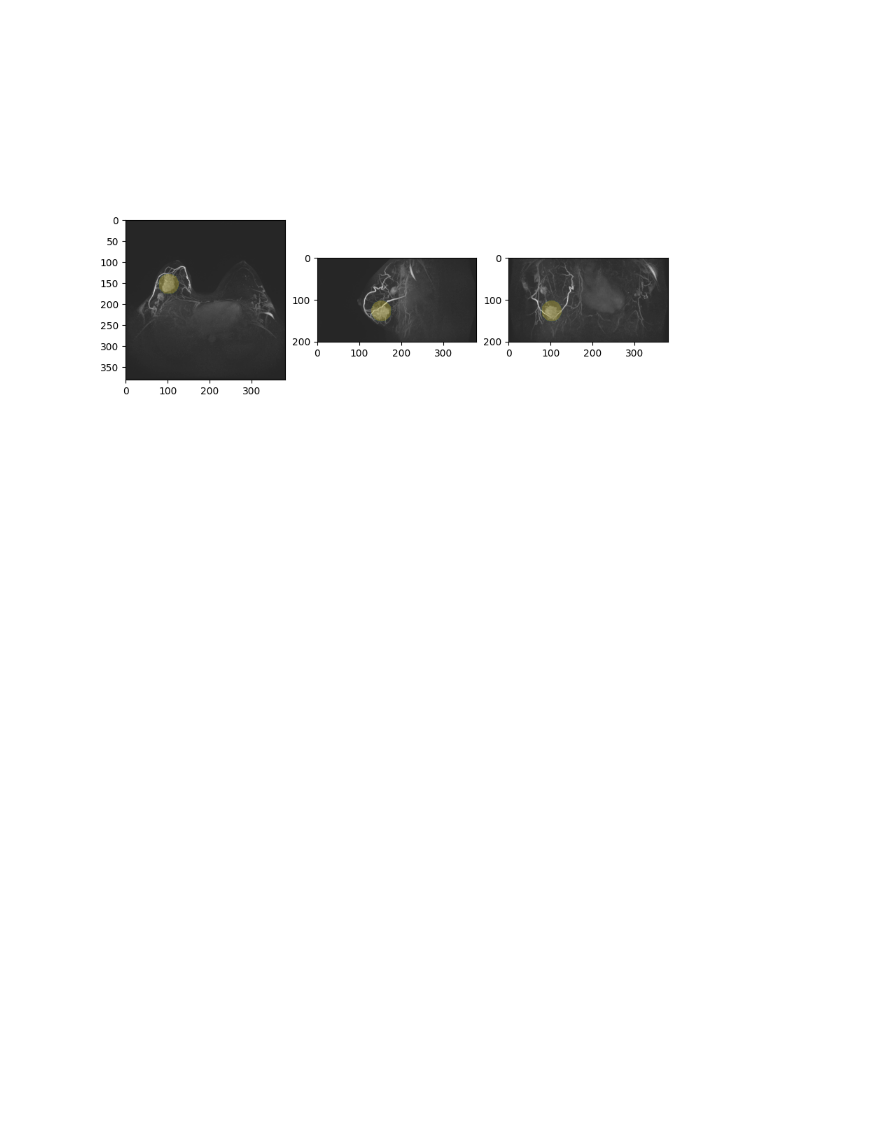
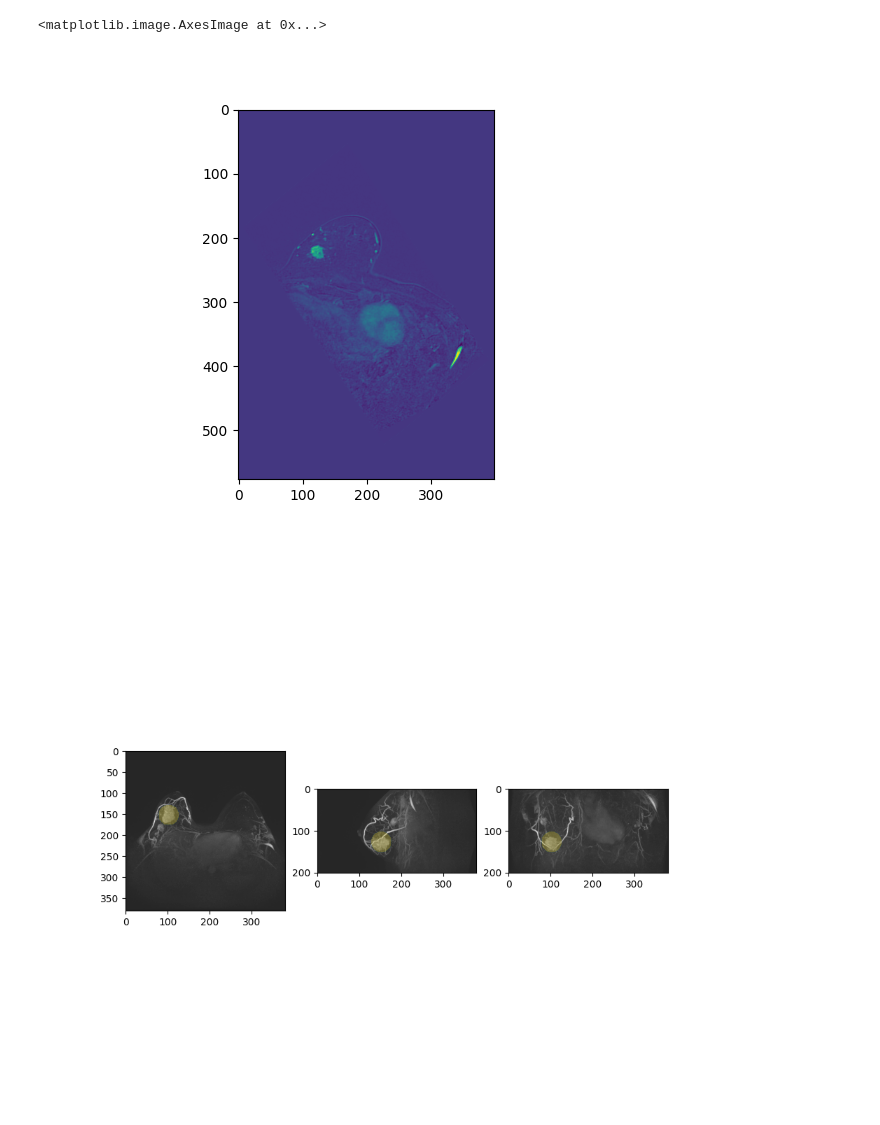
Before and after one commit to pstnmz/UQ_toolbox, a Jupyter notebook: CNN_db_creation _Ozgun.ipynb, the cells around one changed output. Saved outputs shown, nothing was run; the diff lists cells and outputs as text; code cells hidden in the pictures; blank space fills up the shorter version.

```diff
--- a/CNN_db_creation _Ozgun.ipynb
+++ b/CNN_db_creation _Ozgun.ipynb
@@ -579,3 +579,9 @@ plot_1slice(final_rot_image, final_rot_mask, final_rot_mask_bb, center, slice, c
+# %%
+plt.close('all')
+plt.imshow(final_rot_image[slice])
+# %% [output]
+<matplotlib.image.AxesImage at 0x...>
+[figure, added]
 # %%
 mip_ax=  np.max(np.array(a_im_rescaled.dataobj), axis=0)
 mip_cor= np.max(np.array(a_im_rescaled.dataobj), axis=1)
```
Also changed, not shown: parts of 7 cells of this notebook, 3 other files.
